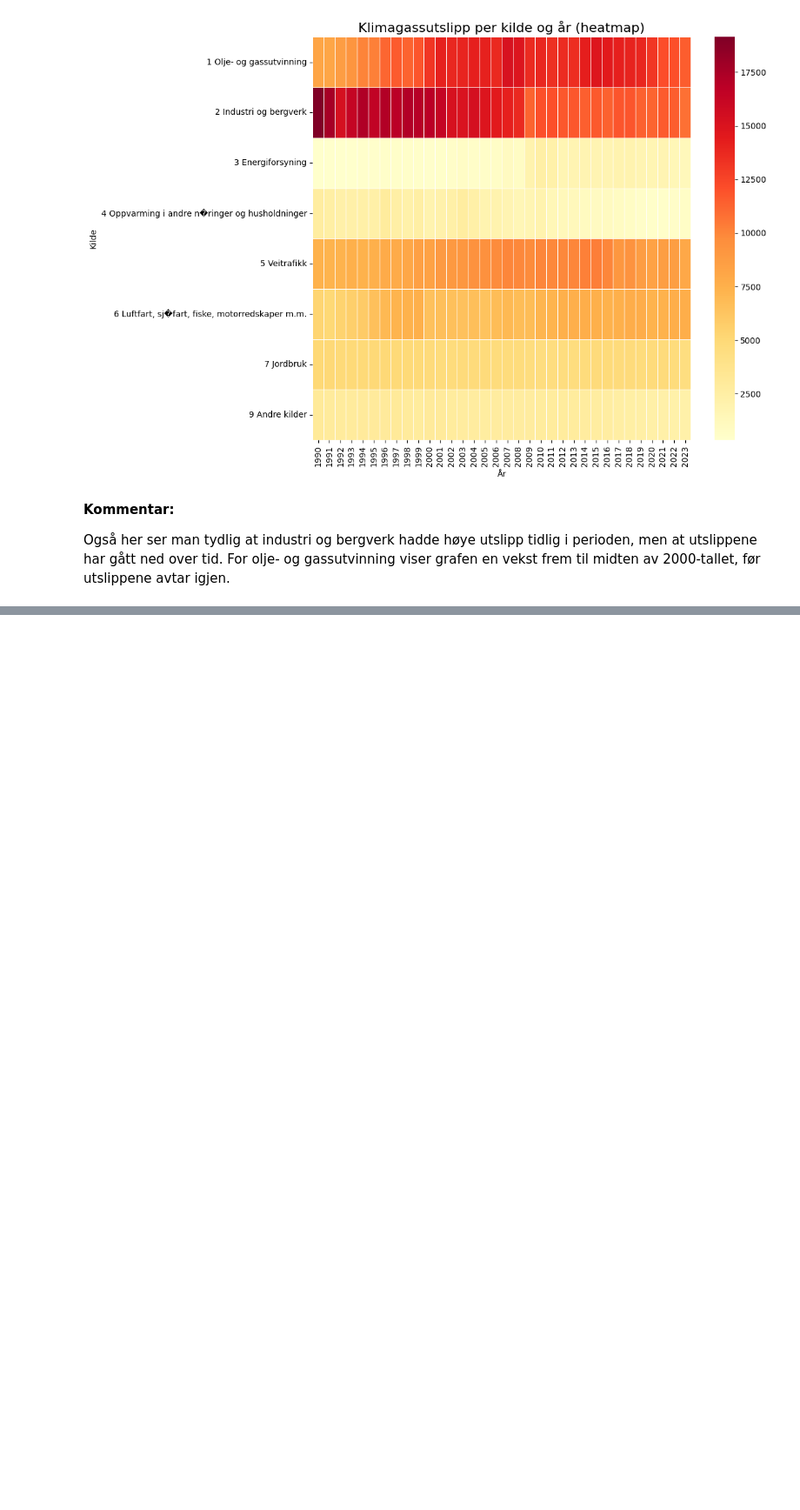
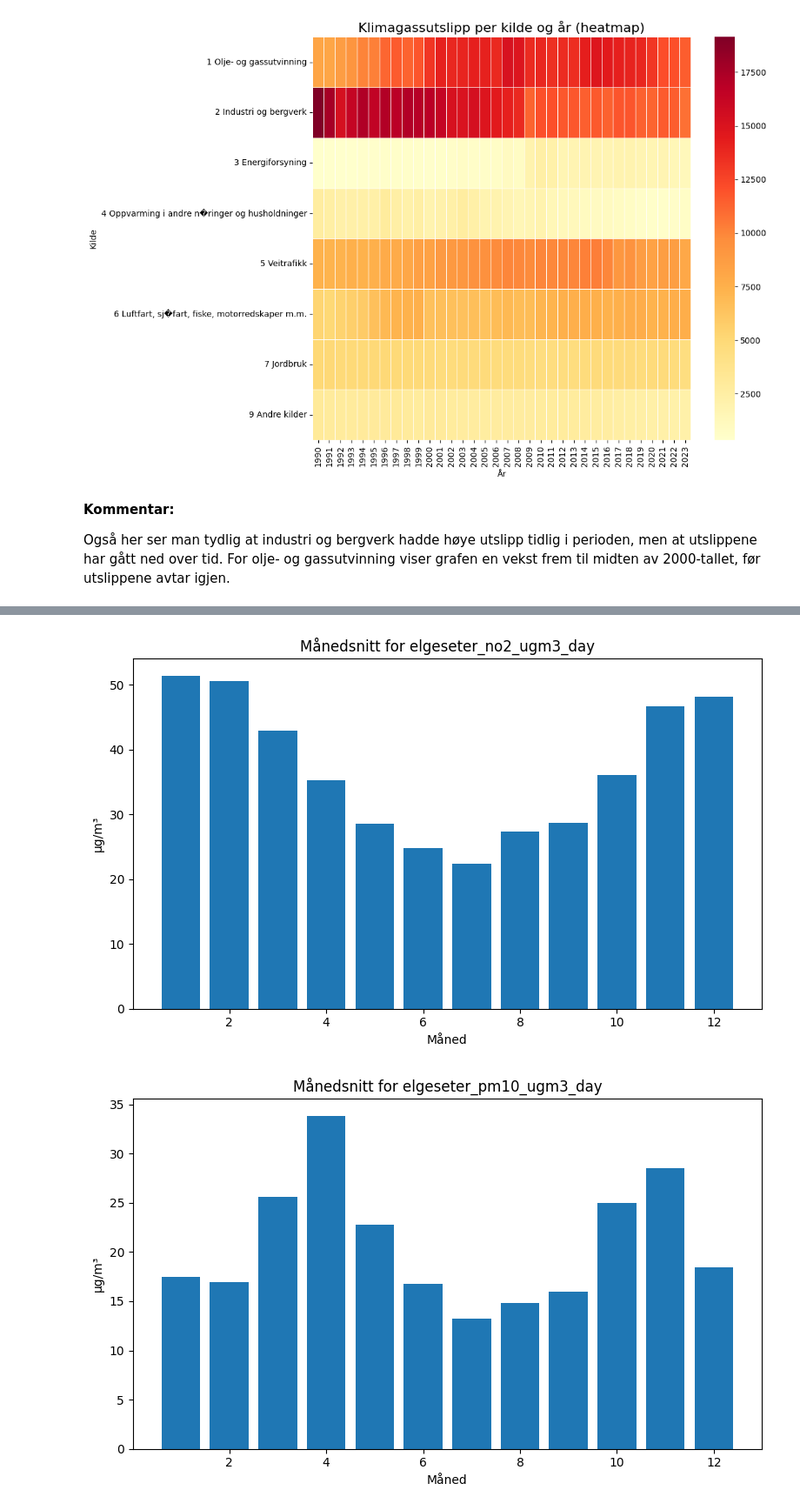
Before and after one commit to idunnbh/Mappe, a Jupyter notebook: notebooks/Visualisering.ipynb, the cells around one changed output, grey strips where cells are left out. Shown at 87% size. Cells and saved outputs as stored; diff of their text form; code cells hidden in the pictures; blank space fills up the shorter version.

```diff
--- a/notebooks/Visualisering.ipynb
+++ b/notebooks/Visualisering.ipynb
@@ -266,0 +286,6 @@ Også her ser man tydlig at industri og bergverk hadde høye utslipp tidlig i pe
+# %%
+for stoff, data in resultater.items():
+    plott_månedsnitt(data["månedlig"], stoff)
+# %% [output]
+[figure, added]
+[figure, added]
```
Also changed, not shown: parts of 5 cells of this notebook, 1 other file.
